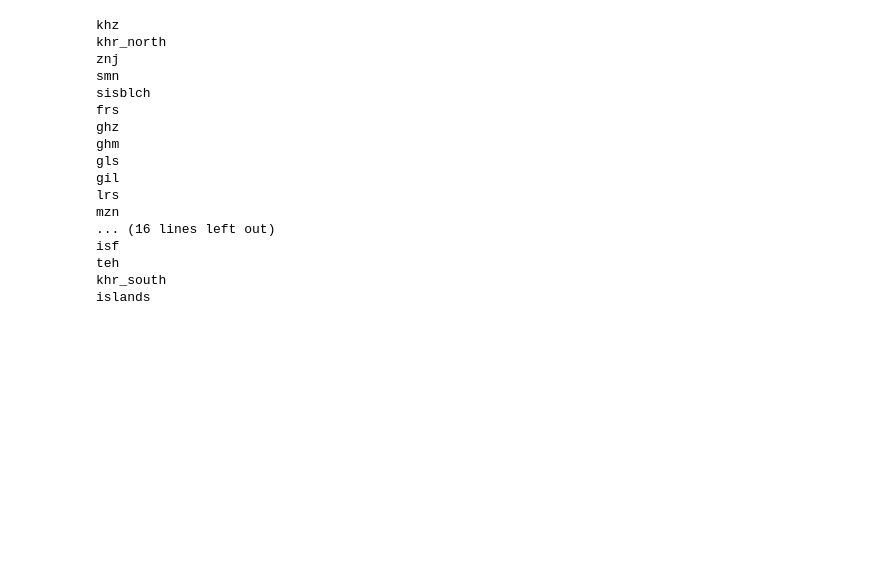
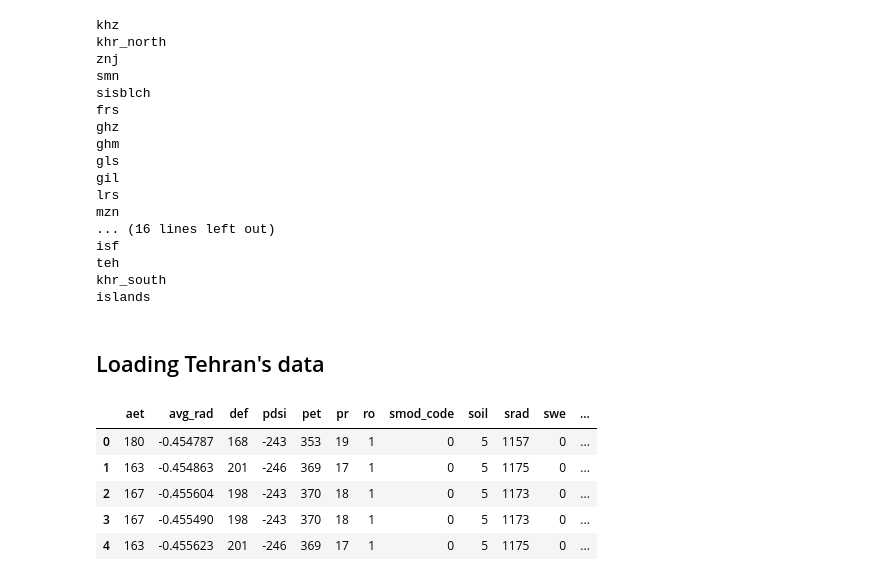
Before and after one commit to AmirHKiani98/nighttime-light-data, a Jupyter notebook: nighttime-light.ipynb, the cells around one changed output. Cells and saved outputs as stored; diff of their text form; code cells hidden in the pictures; blank space fills up the shorter version.

```diff
--- a/nighttime-light.ipynb
+++ b/nighttime-light.ipynb
@@ -573,3 +569,15 @@ isf
 teh
 khr_south
 islands
+# %% [markdown]
+## Loading Tehran's data
+# %%
+tehranCVG = pd.read_csv("assets/main data/climate-viirs-ghsl - 2014-2020 - scale 1250/teh.csv").drop(columns=["Unnamed: 0"])
+tehranCVG.head()
+# %% [output]
+|  | aet | avg_rad | def | pdsi | pet | pr | ro | smod_code | soil | srad | swe | ... |
+| 0 | 180 | -0.454787 | 168 | -243 | 353 | 19 | 1 | 0 | 5 | 1157 | 0 | ... |
+| 1 | 163 | -0.454863 | 201 | -246 | 369 | 17 | 1 | 0 | 5 | 1175 | 0 | ... |
+| 2 | 167 | -0.455604 | 198 | -243 | 370 | 18 | 1 | 0 | 5 | 1173 | 0 | ... |
+| 3 | 167 | -0.455490 | 198 | -243 | 370 | 18 | 1 | 0 | 5 | 1173 | 0 | ... |
+| 4 | 163 | -0.455623 | 201 | -246 | 369 | 17 | 1 | 0 | 5 | 1175 | 0 | ... |
```
Also changed, not shown: parts of 18 cells of this notebook, 2 other files.
